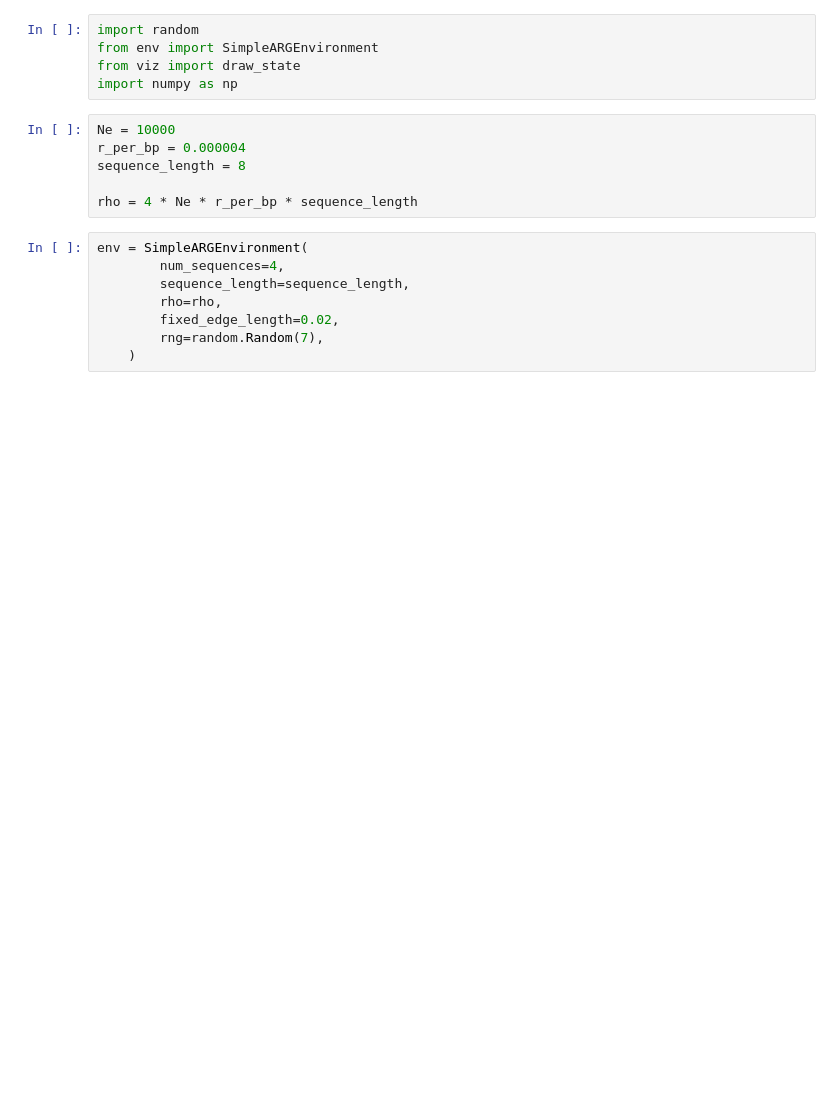
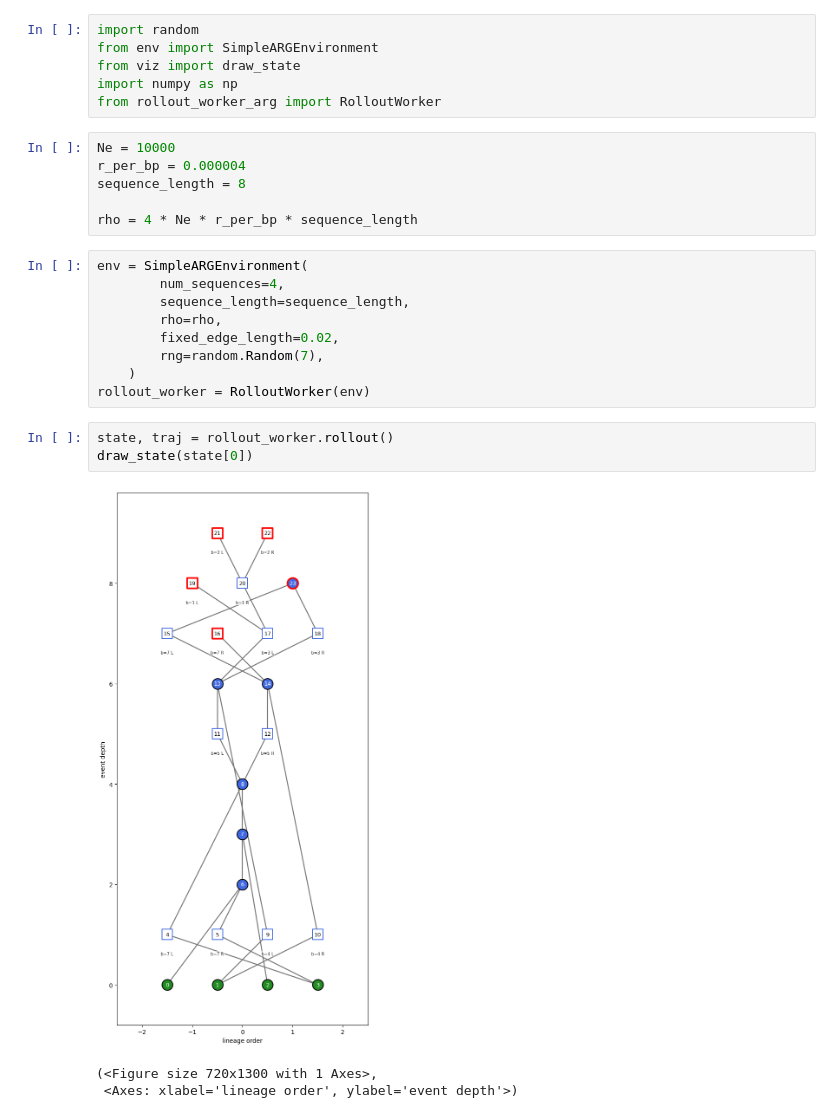
Before and after one commit to pratikkatte/ARG-Optimise, a Jupyter notebook: pg.ipynb, the cells around one changed output. Drawn from its saved outputs; the diff is of its cells as text; blank space fills up the shorter version.

Commit message:
simplified working rollout

```diff
--- a/pg.ipynb
+++ b/pg.ipynb
@@ -3,6 +3,7 @@ import random
 from env import SimpleARGEnvironment
 from viz import draw_state
 import numpy as np
+from rollout_worker_arg import RolloutWorker
 # %%
 Ne = 10000
 r_per_bp = 0.000004
@@ -17,3 +18,11 @@ env = SimpleARGEnvironment(
         fixed_edge_length=0.02,
         rng=random.Random(7),
     )
+rollout_worker = RolloutWorker(env)
+# %%
+state, traj = rollout_worker.rollout()
+draw_state(state[0])
+# %% [output]
+[figure, added]
+(<Figure size 720x1300 with 1 Axes>,
+ <Axes: xlabel='lineage order', ylabel='event depth'>)
```
Also changed, not shown: parts of 21 cells of this notebook, 2 other files.
